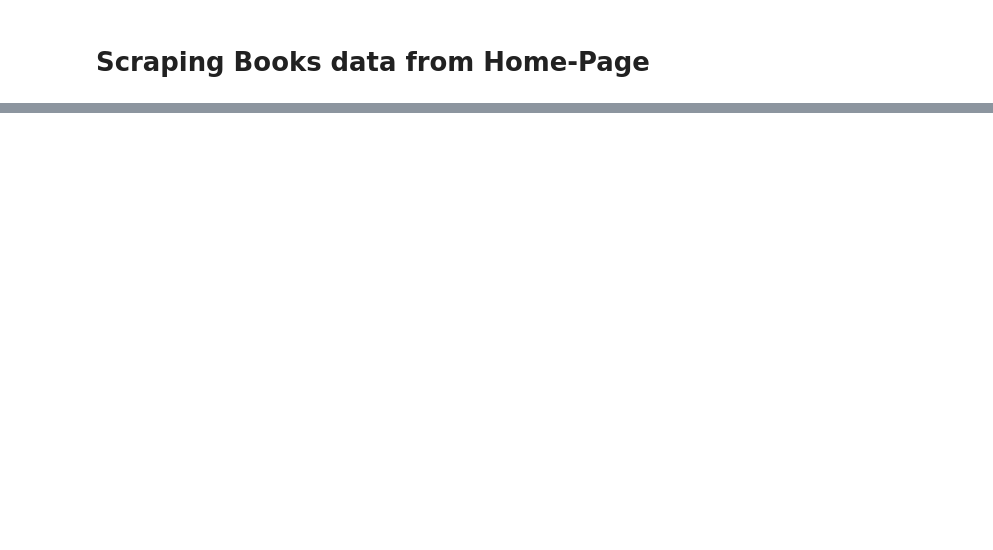
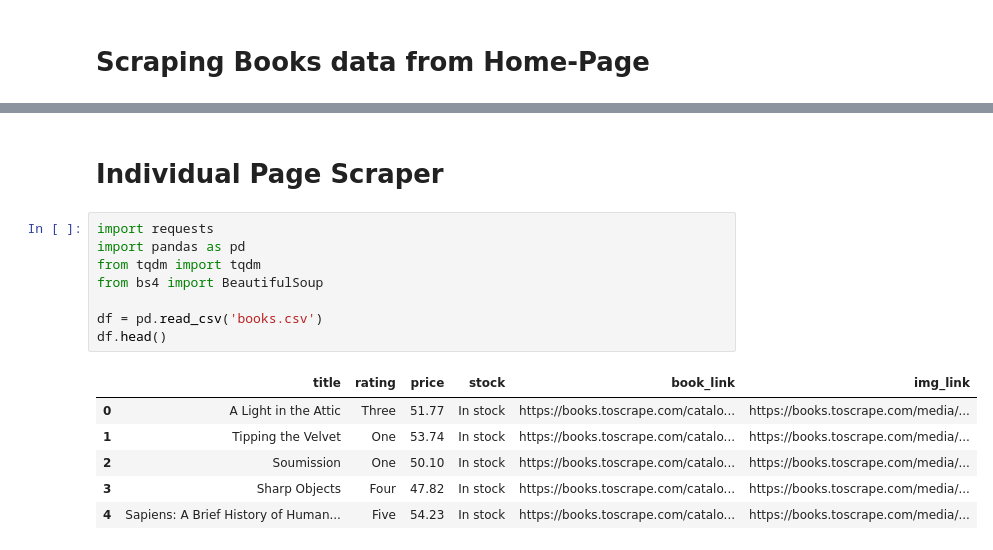
Before and after one commit to nisreen991/complete_data_science_and_machine_learning_course, a Jupyter notebook: Jupyter_Notebooks/WebScraping.ipynb, the cells around one changed output, grey strips where cells are left out. Cells and saved outputs as stored; diff of their text form; blank space fills up the shorter version.

Commit message:
book scraper

```diff
--- a/Jupyter_Notebooks/WebScraping.ipynb
+++ b/Jupyter_Notebooks/WebScraping.ipynb
@@ -204,0 +269,17 @@ df.head()
+# %% [markdown]
+# Individual Page Scraper
+# %%
+import requests
+import pandas as pd
+from tqdm import tqdm
+from bs4 import BeautifulSoup
+
+df = pd.read_csv('books.csv')
+df.head()
+# %% [output]
+|  | title | rating | price | stock | book_link | img_link |
+| 0 | A Light in the Attic | Three | 51.77 | In stock | https://books.toscrape.com/catalo... | https://books.toscrape.com/media/... |
+| 1 | Tipping the Velvet | One | 53.74 | In stock | https://books.toscrape.com/catalo... | https://books.toscrape.com/media/... |
+| 2 | Soumission | One | 50.10 | In stock | https://books.toscrape.com/catalo... | https://books.toscrape.com/media/... |
+| 3 | Sharp Objects | Four | 47.82 | In stock | https://books.toscrape.com/catalo... | https://books.toscrape.com/media/... |
+| 4 | Sapiens: A Brief History of Human... | Five | 54.23 | In stock | https://books.toscrape.com/catalo... | https://books.toscrape.com/media/... |
```
Also changed, not shown: parts of 12 cells of this notebook, 1 other file.
